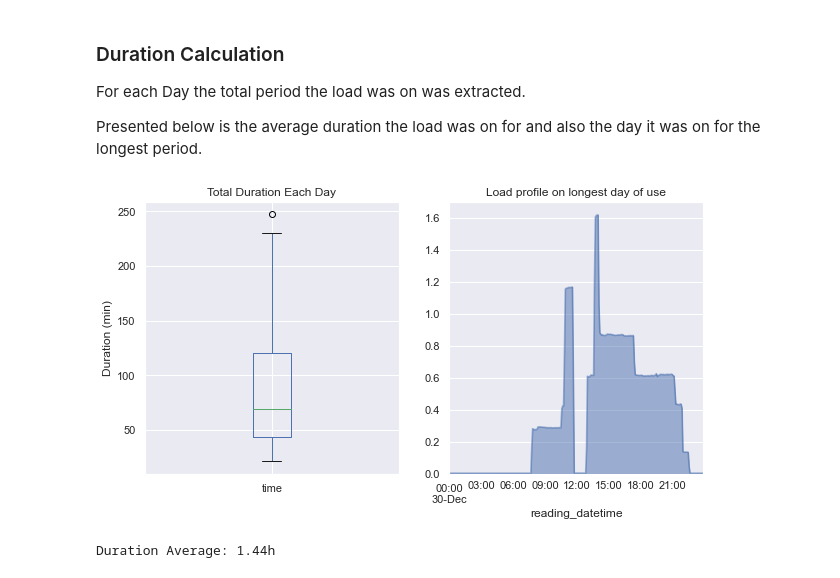
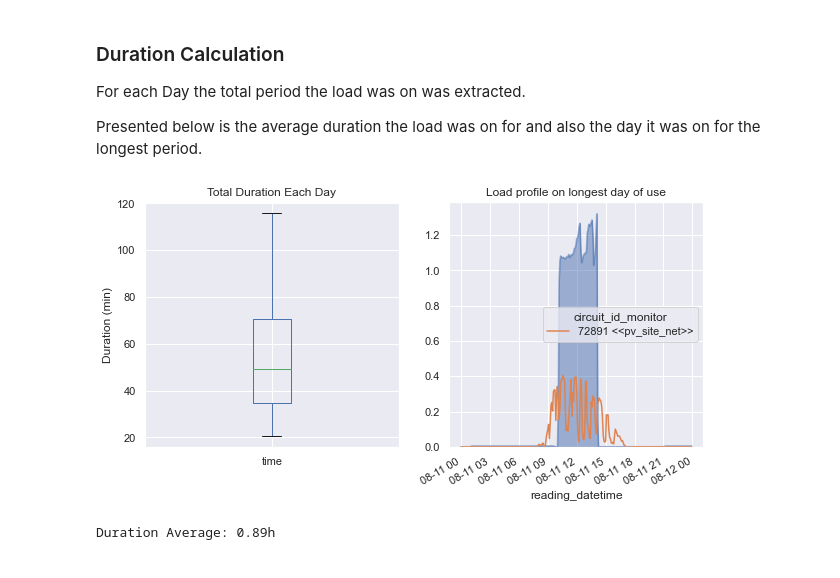
Before and after one commit to Cameron-Gan/thesis2021, a Jupyter notebook: nice_notebooks/4_rated_power_duration.ipynb, the cells around one changed output. Drawn from its saved outputs; the diff is of its cells as text; code cells hidden in the pictures.

```diff
--- a/nice_notebooks/4_rated_power_duration.ipynb
+++ b/nice_notebooks/4_rated_power_duration.ipynb
@@ -33,7 +33,7 @@ import numpy as np
 import matplotlib.pyplot as plt
 import seaborn as sns
 sns.set()
-house_id = 69914
+house_id = 70243
 # %% [markdown]
 ### Importing Data and cleaning up
 # %%
@@ -64,6 +64,6 @@ load_air_conditioner
 # %% [markdown]
 #### Select monitor to analyse
 # %%
-load_type = 'air_conditioner'
+load_type = 'hot_water'
 print(load_type)
 # %% [output]
@@ -114,19 +114,20 @@ Presented below is the average duration the load was on for and also the day it
 # %%
 load_24h = load_investigation[['power', 'on_time']].copy(deep=True)
 load_24h['time'] = load_24h.on_time
 load_24h = load_24h.resample('24h', offset=12).sum()
 non_zero_days = load_24h[load_24h.time > 20].time
 longest_day = load_24h.time.idxmax()
 
 fig, ax = plt.subplots(nrows=1, ncols=2, figsize=(10,5))
 load_investigation[str(longest_day.date())].power.clip(lower=0).plot.area(title='Load profile on longest day of use',ax=ax[1], alpha=0.5)
+((net_energy[str(longest_day.date())].filter(regex='pv') * 12) / 1000).plot(ax=ax[1])
 non_zero_days.plot.box(title='Total Duration Each Day', ax=ax[0])
 ax[0].set_ylabel('Duration (min)')
 plt.show()
 
 average_duration = non_zero_days.mean()
 
 print('Duration Average: ' + "{:.2f}".format((average_duration / 60)) + 'h')
 # %% [output]
-[figure, old version]
+[figure, new version]
-Duration Average: 1.44h
+Duration Average: 0.89h
```
Also changed, not shown: parts of 3 cells of this notebook, 1 other file.
